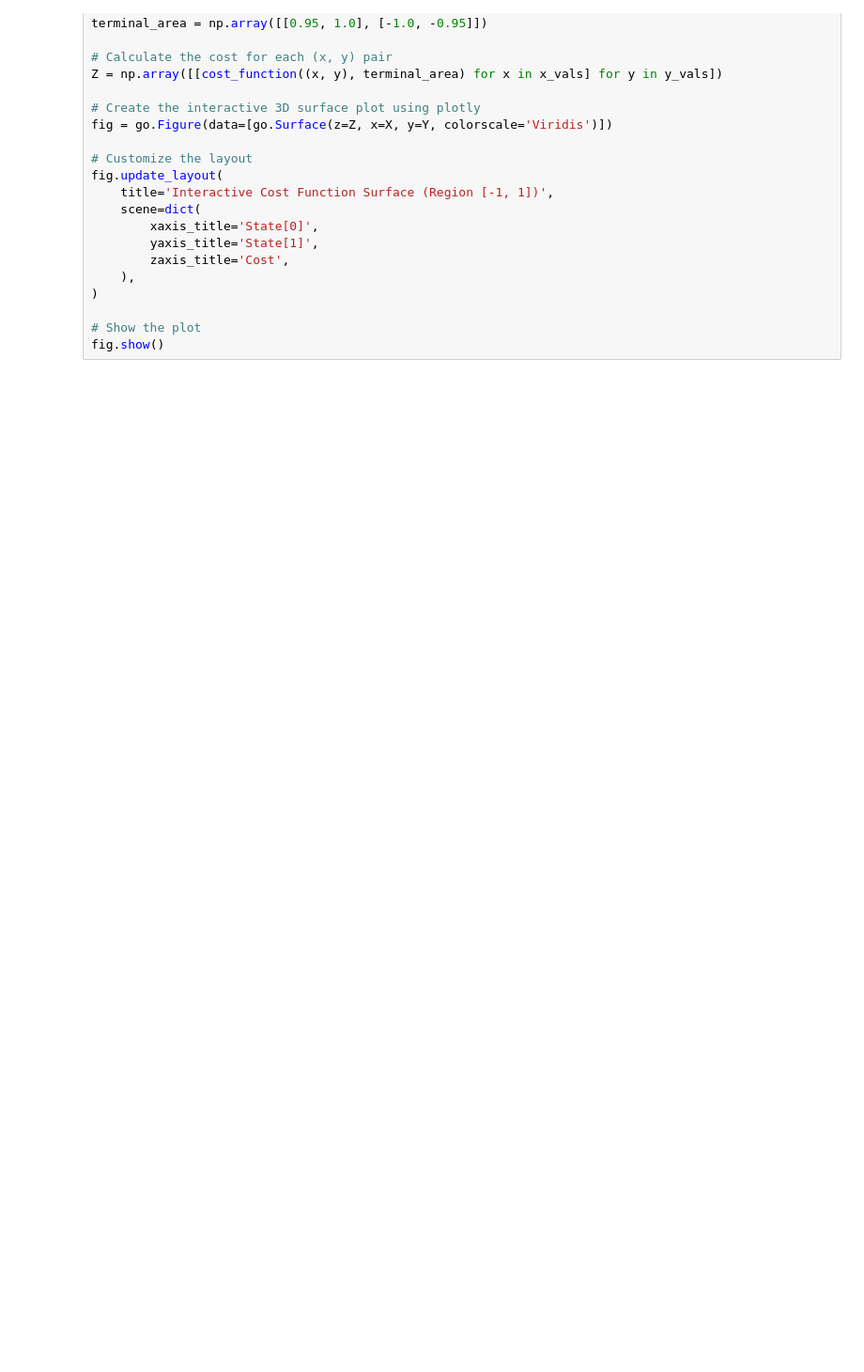
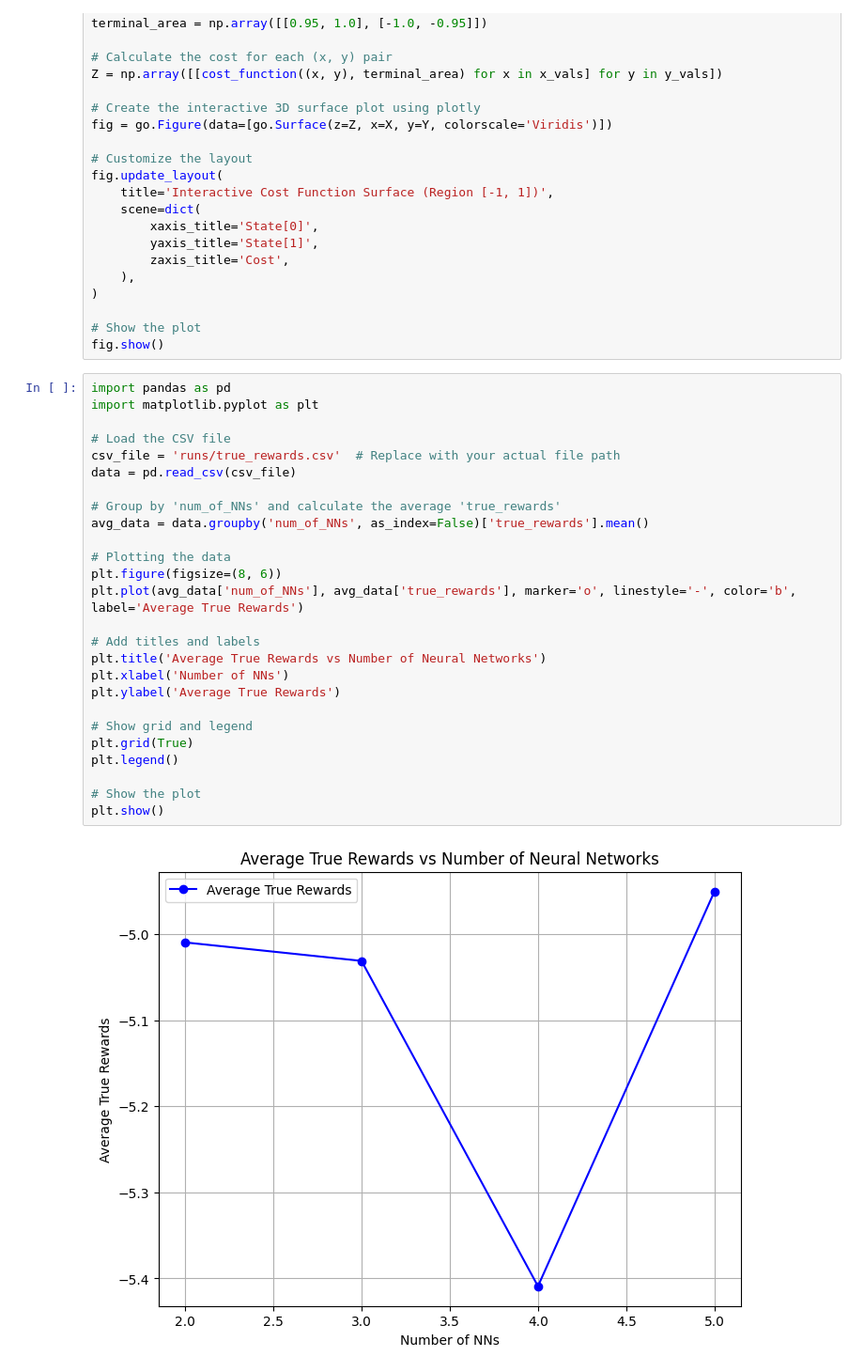
Before and after one commit to stefanoviel/UCBimitation, a Jupyter notebook: test.ipynb, the cells around one changed output. Shown at 94% size. Drawn from its saved outputs; the diff is of its cells as text; blank space fills up the shorter version.

Commit message:
plot and todo

```diff
--- a/test.ipynb
+++ b/test.ipynb
@@ -139,3 +139,31 @@ fig.update_layout(
 
 # Show the plot
 fig.show()
+# %%
+import pandas as pd
+import matplotlib.pyplot as plt
+
+# Load the CSV file
+csv_file = 'runs/true_rewards.csv'  # Replace with your actual file path
+data = pd.read_csv(csv_file)
+
+# Group by 'num_of_NNs' and calculate the average 'true_rewards'
+avg_data = data.groupby('num_of_NNs', as_index=False)['true_rewards'].mean()
+
+# Plotting the data
+plt.figure(figsize=(8, 6))
+plt.plot(avg_data['num_of_NNs'], avg_data['true_rewards'], marker='o', linestyle='-', color='b', label='Average True Rewards')
+
+# Add titles and labels
+plt.title('Average True Rewards vs Number of Neural Networks')
+plt.xlabel('Number of NNs')
+plt.ylabel('Average True Rewards')
+
+# Show grid and legend
+plt.grid(True)
+plt.legend()
+
+# Show the plot
+plt.show()
+# %% [output]
+[figure, added]
```
Also changed, not shown: 1 other file.
